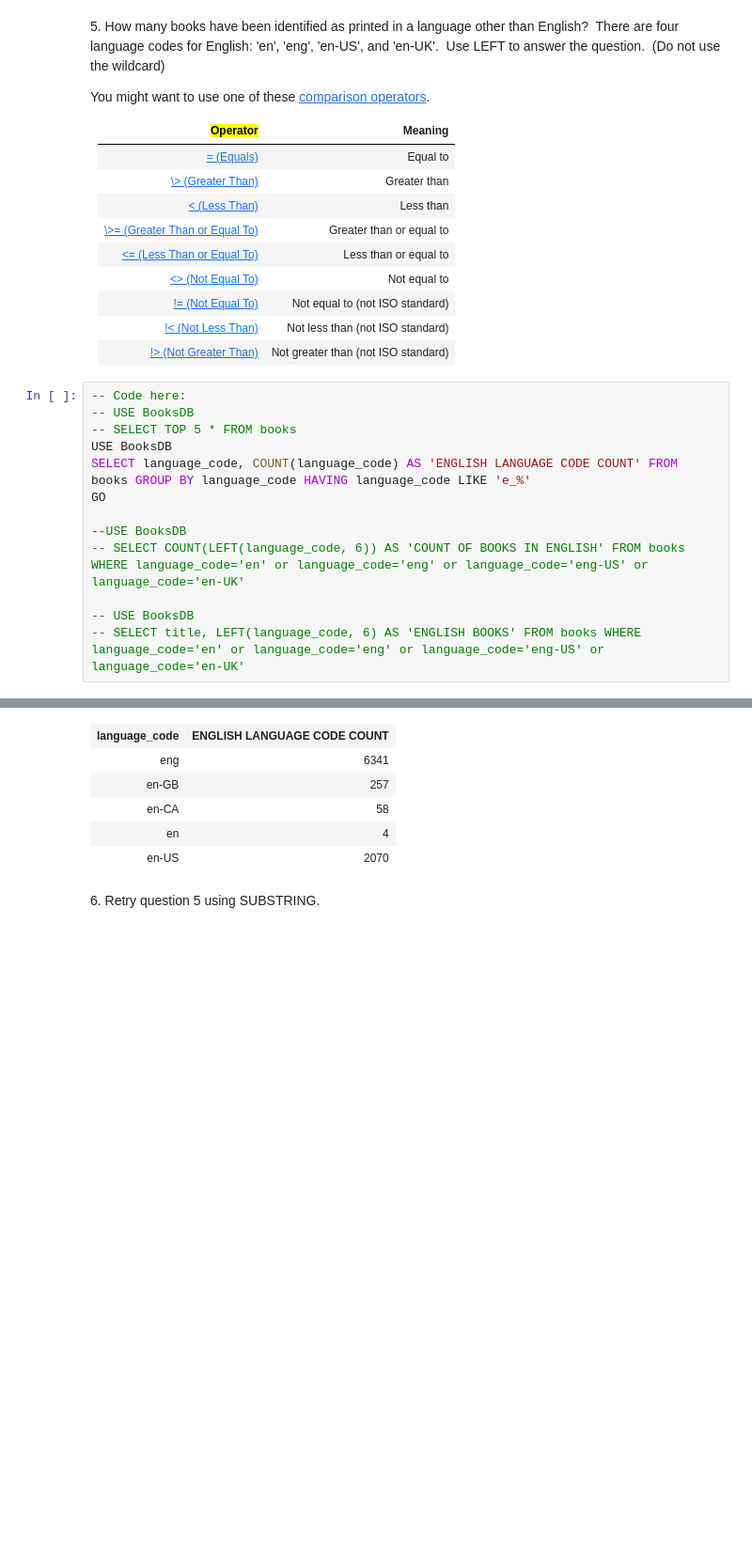
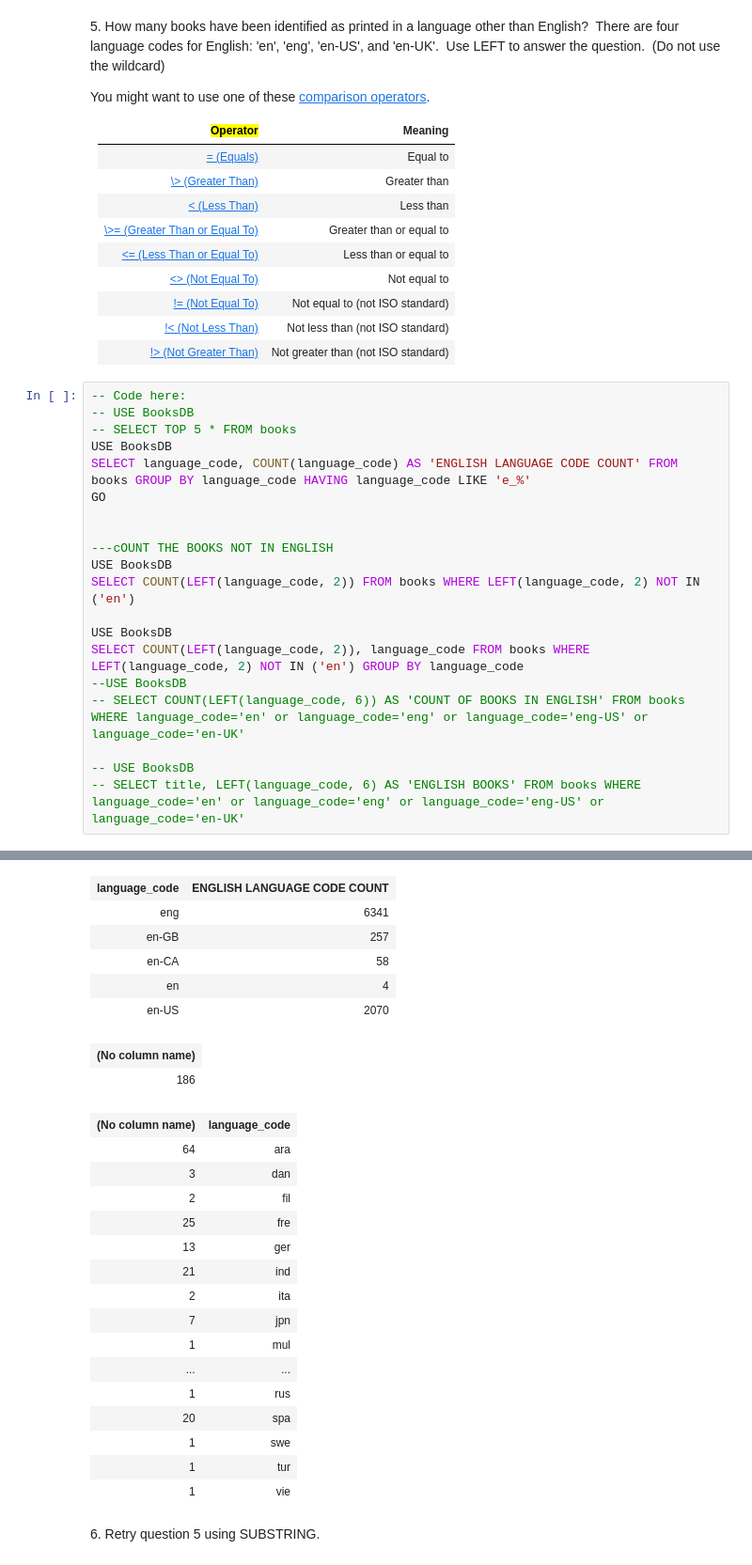
Before and after one commit to hollyhira/Studio12_SQL-Part-2, a Jupyter notebook: SQL-Part-2-Studio.ipynb, the cells around one changed output, grey strips where cells are left out. Shown: that part at 94% size. Drawn from its saved outputs; the diff is of its cells as text; blank space fills up the shorter version.

```diff
--- a/SQL-Part-2-Studio.ipynb
+++ b/SQL-Part-2-Studio.ipynb
@@ -138,6 +158,13 @@ USE BooksDB
 SELECT language_code, COUNT(language_code) AS 'ENGLISH LANGUAGE CODE COUNT' FROM books GROUP BY language_code HAVING language_code LIKE 'e_%'
 GO
 
+
+---cOUNT THE BOOKS NOT IN ENGLISH
+USE BooksDB
+SELECT COUNT(LEFT(language_code, 2)) FROM books WHERE LEFT(language_code, 2) NOT IN ('en')
+
+USE BooksDB
+SELECT COUNT(LEFT(language_code, 2)), language_code FROM books WHERE LEFT(language_code, 2) NOT IN ('en') GROUP BY language_code
 --USE BooksDB
 -- SELECT COUNT(LEFT(language_code, 6)) AS 'COUNT OF BOOKS IN ENGLISH' FROM books WHERE language_code='en' or language_code='eng' or language_code='eng-US' or language_code='en-UK'
 
@@ -150,8 +178,26 @@ Total execution time: 00:00:00.149
 | language_code | ENGLISH LANGUAGE CODE COUNT |
 | eng | 6341 |
 | en-GB | 257 |
 | en-CA | 58 |
 | en | 4 |
 | en-US | 2070 |
+| (No column name) |
+| 186 |
+| (No column name) | language_code |
+| 64 | ara |
+| 3 | dan |
+| 2 | fil |
+| 25 | fre |
+| 13 | ger |
+| 21 | ind |
+| 2 | ita |
+| 7 | jpn |
+| 1 | mul |
+| ... | ... |
+| 1 | rus |
+| 20 | spa |
+| 1 | swe |
+| 1 | tur |
+| 1 | vie |
 # %% [markdown]
 6\. Retry question 5 using SUBSTRING.
```
Also changed, not shown: parts of 11 cells of this notebook.
